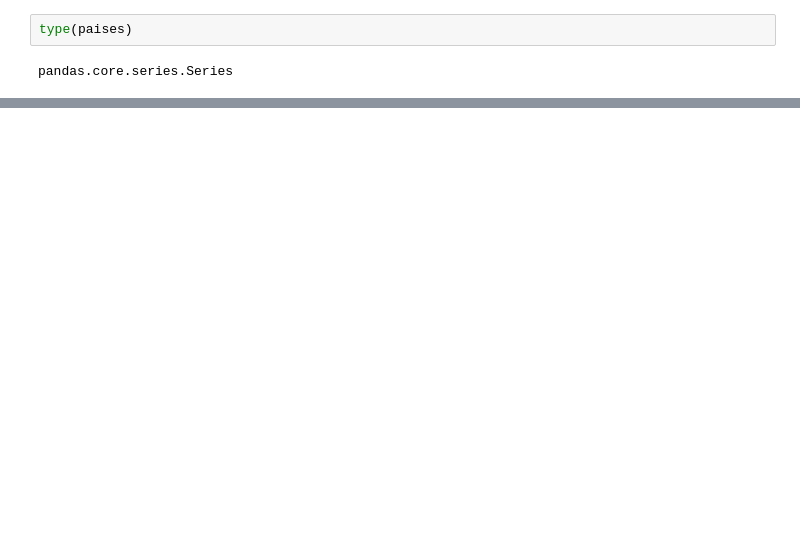
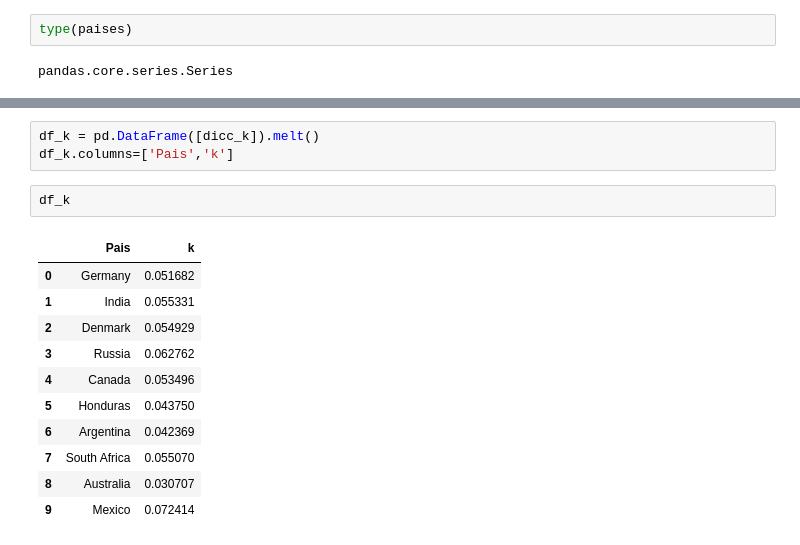
Before and after one commit to NachoRam123/Sprint-4, a Jupyter notebook: proyecto_4.ipynb, the cells around one changed output, grey strips where cells are left out. Drawn from its saved outputs; the diff is of its cells as text; blank space fills up the shorter version.

```diff
--- a/proyecto_4.ipynb
+++ b/proyecto_4.ipynb
@@ -205,0 +296,17 @@ for i in paises_elegidos:
+# %%
+df_k = pd.DataFrame([dicc_k]).melt()
+df_k.columns=['Pais','k']
+# %%
+df_k
+# %% [output]
+|  | Pais | k |
+| 0 | Germany | 0.051682 |
+| 1 | India | 0.055331 |
+| 2 | Denmark | 0.054929 |
+| 3 | Russia | 0.062762 |
+| 4 | Canada | 0.053496 |
+| 5 | Honduras | 0.043750 |
+| 6 | Argentina | 0.042369 |
+| 7 | South Africa | 0.055070 |
+| 8 | Australia | 0.030707 |
+| 9 | Mexico | 0.072414 |
```
Also changed, not shown: parts of 11 cells of this notebook.
